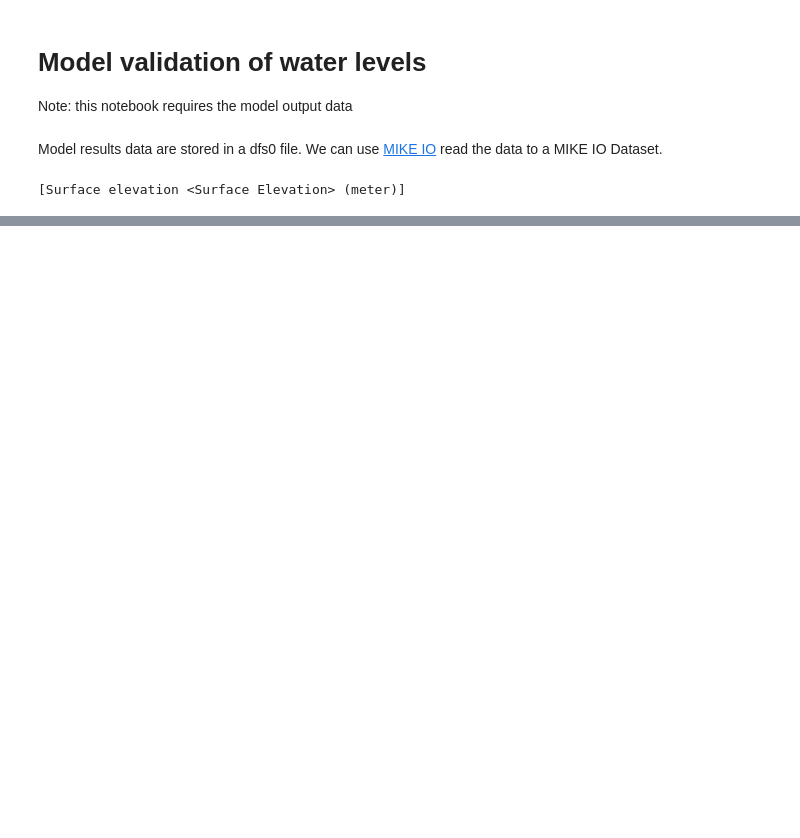
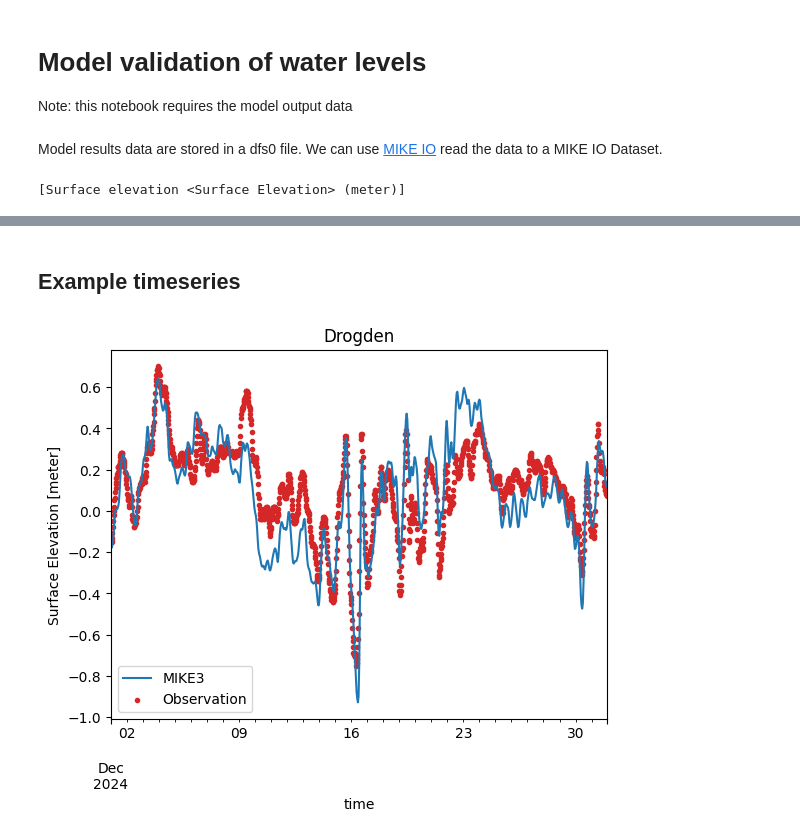
Before and after one commit to DHI/WaterBench-MIKE3HD-Oresund, a Jupyter notebook: code/model_validation_waterlevel2D.ipynb, the cells around one changed output, grey strips where cells are left out. Saved outputs shown, nothing was run; the diff lists cells and outputs as text; code cells hidden in the pictures; blank space fills up the shorter version.

```diff
--- a/code/model_validation_waterlevel2D.ipynb
+++ b/code/model_validation_waterlevel2D.ipynb
@@ -23,0 +104,13 @@ ds.items
+# %% [markdown]
+## Example timeseries
+# %%
+plot_all = False
+if not plot_all:
+    cc["Drogden"].sel(time=slice("2024-12-01","2024-12-31")).plot.timeseries();
+else:
+    for cmp in cc:
+        cmp.sel(time=slice("2024-12-01","2024-12-31")).plot.timeseries();
+        if save_png:
+            plt.savefig(f"{fig_fldr}modelskill_timeseries_{cmp.name}.png", bbox_inches='tight');
+# %% [output]
+[figure, added]
```
Also changed, not shown: parts of 11 cells of this notebook, 1 other file.
